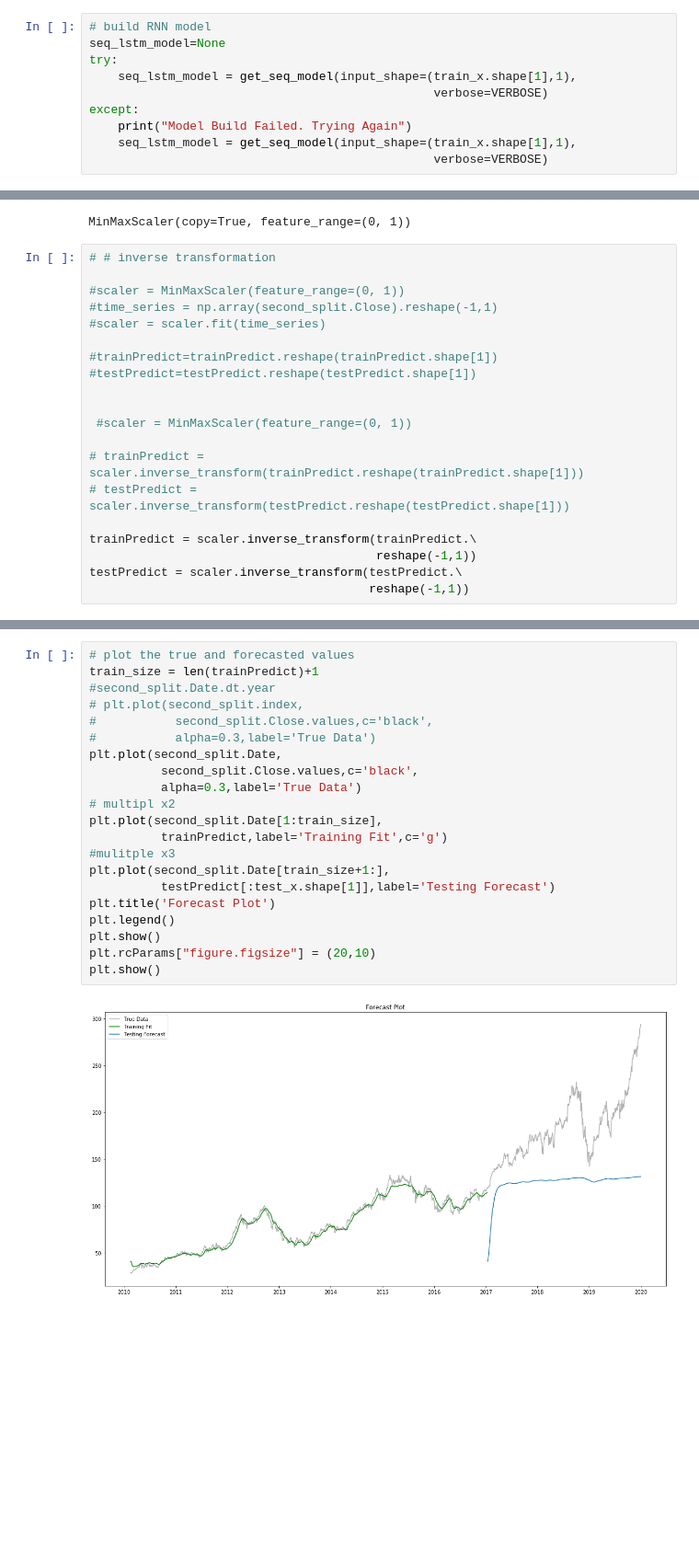
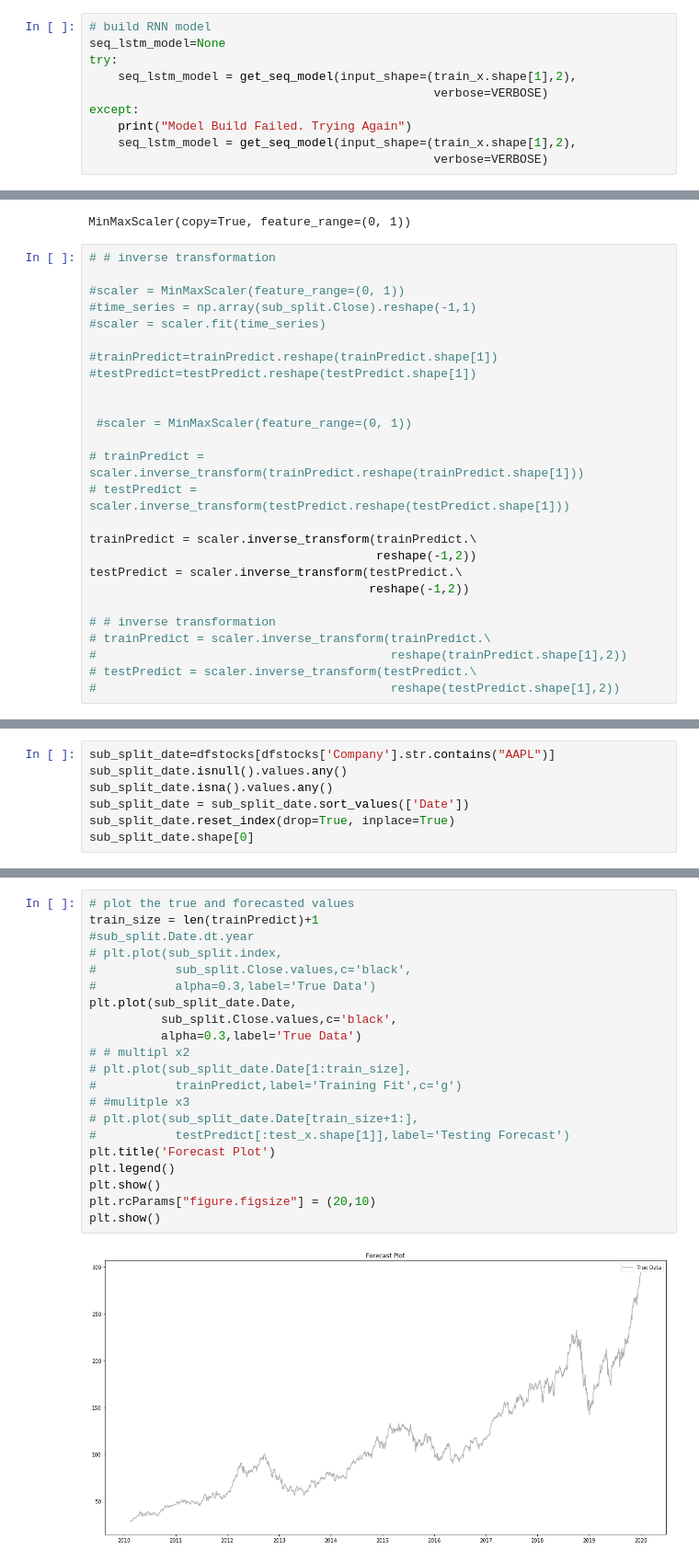
Before and after one commit to sfwtopoulos/stocks, a Jupyter notebook: Stocks_seq_1st.ipynb, the cells around one changed output, grey strips where cells are left out. Shown: that part at 92% size. Cells and saved outputs as stored; diff of their text form; blank space fills up the shorter version.

```diff
--- a/Stocks_seq_1st.ipynb
+++ b/Stocks_seq_1st.ipynb
@@ -250,10 +255,10 @@ test_y shape=(1, 746, 1)
 # build RNN model
 seq_lstm_model=None
 try:
-    seq_lstm_model = get_seq_model(input_shape=(train_x.shape[1],1),
+    seq_lstm_model = get_seq_model(input_shape=(train_x.shape[1],2),
                                                 verbose=VERBOSE)
 except:
     print("Model Build Failed. Trying Again")
-    seq_lstm_model = get_seq_model(input_shape=(train_x.shape[1],1),
+    seq_lstm_model = get_seq_model(input_shape=(train_x.shape[1],2),
                                                 verbose=VERBOSE)
 # %% [output]
@@ -358,7 +345,7 @@ MinMaxScaler(copy=True, feature_range=(0, 1))
 # # inverse transformation
 
 #scaler = MinMaxScaler(feature_range=(0, 1))
-#time_series = np.array(second_split.Close).reshape(-1,1)
+#time_series = np.array(sub_split.Close).reshape(-1,1)
 #scaler = scaler.fit(time_series)
 
 #trainPredict=trainPredict.reshape(trainPredict.shape[1])
@@ -371,9 +358,15 @@ MinMaxScaler(copy=True, feature_range=(0, 1))
 # testPredict = scaler.inverse_transform(testPredict.reshape(testPredict.shape[1]))
 
 trainPredict = scaler.inverse_transform(trainPredict.\
-                                        reshape(-1,1))
+                                        reshape(-1,2))
 testPredict = scaler.inverse_transform(testPredict.\
-                                       reshape(-1,1))
+                                       reshape(-1,2))
+
+# # inverse transformation
+# trainPredict = scaler.inverse_transform(trainPredict.\
+#                                         reshape(trainPredict.shape[1],2))
+# testPredict = scaler.inverse_transform(testPredict.\
+#                                         reshape(testPredict.shape[1],2))
 # %%
 trainPredict
 # %% [output]
@@ -386,0 +380,7 @@ array([[ 40.41921 ],
+# %%
+sub_split_date=dfstocks[dfstocks['Company'].str.contains("AAPL")]
+sub_split_date.isnull().values.any()
+sub_split_date.isna().values.any()
+sub_split_date = sub_split_date.sort_values(['Date'])
+sub_split_date.reset_index(drop=True, inplace=True)
+sub_split_date.shape[0]
@@ -387,23 +389,23 @@ array([[ 40.41921 ],
 # %%
 # plot the true and forecasted values
 train_size = len(trainPredict)+1
-#second_split.Date.dt.year
-# plt.plot(second_split.index,
-#           second_split.Close.values,c='black',
+#sub_split.Date.dt.year
+# plt.plot(sub_split.index,
+#           sub_split.Close.values,c='black',
 #           alpha=0.3,label='True Data')
-plt.plot(second_split.Date,
-          second_split.Close.values,c='black',
+plt.plot(sub_split_date.Date,
+          sub_split.Close.values,c='black',
           alpha=0.3,label='True Data')
-# multipl x2
-plt.plot(second_split.Date[1:train_size],
-          trainPredict,label='Training Fit',c='g')
-#mulitple x3
-plt.plot(second_split.Date[train_size+1:],
-          testPredict[:test_x.shape[1]],label='Testing Forecast')
+# # multipl x2
+# plt.plot(sub_split_date.Date[1:train_size],
+#           trainPredict,label='Training Fit',c='g')
+# #mulitple x3
+# plt.plot(sub_split_date.Date[train_size+1:],
+#           testPredict[:test_x.shape[1]],label='Testing Forecast')
 plt.title('Forecast Plot')
 plt.legend()
 plt.show()
 plt.rcParams["figure.figsize"] = (20,10)
 plt.show()
 # %% [output]
-[figure, old version]
+[figure, new version]
```
Also changed, not shown: parts of 18 cells of this notebook.
